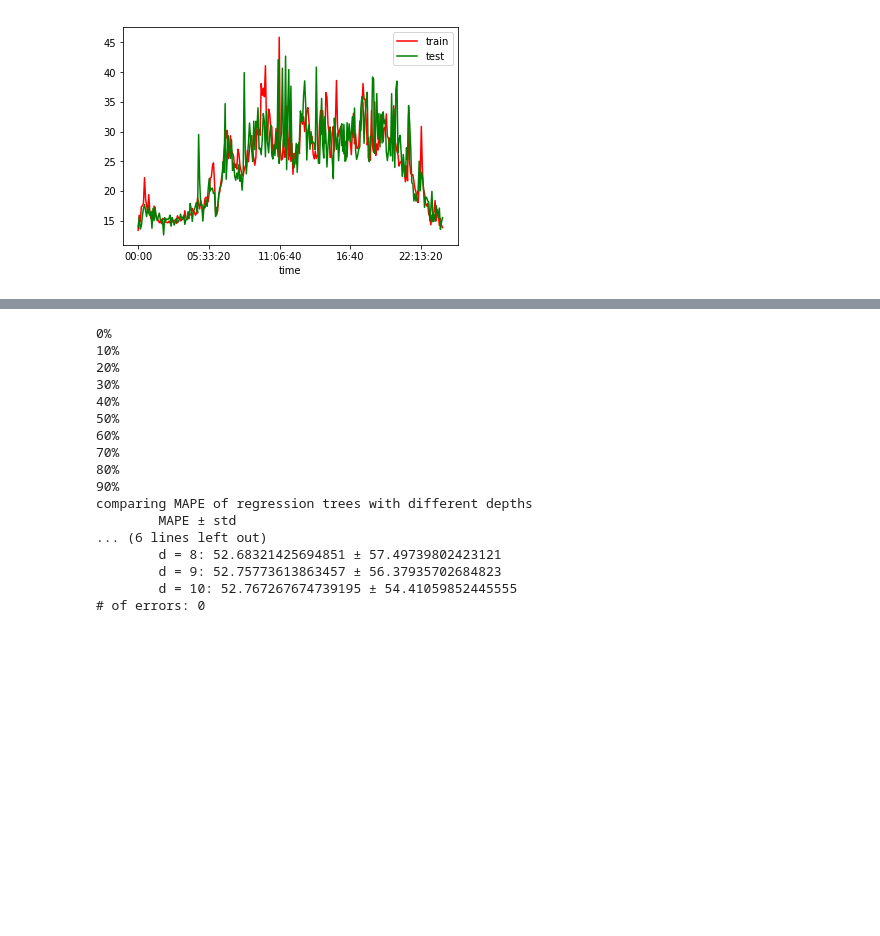
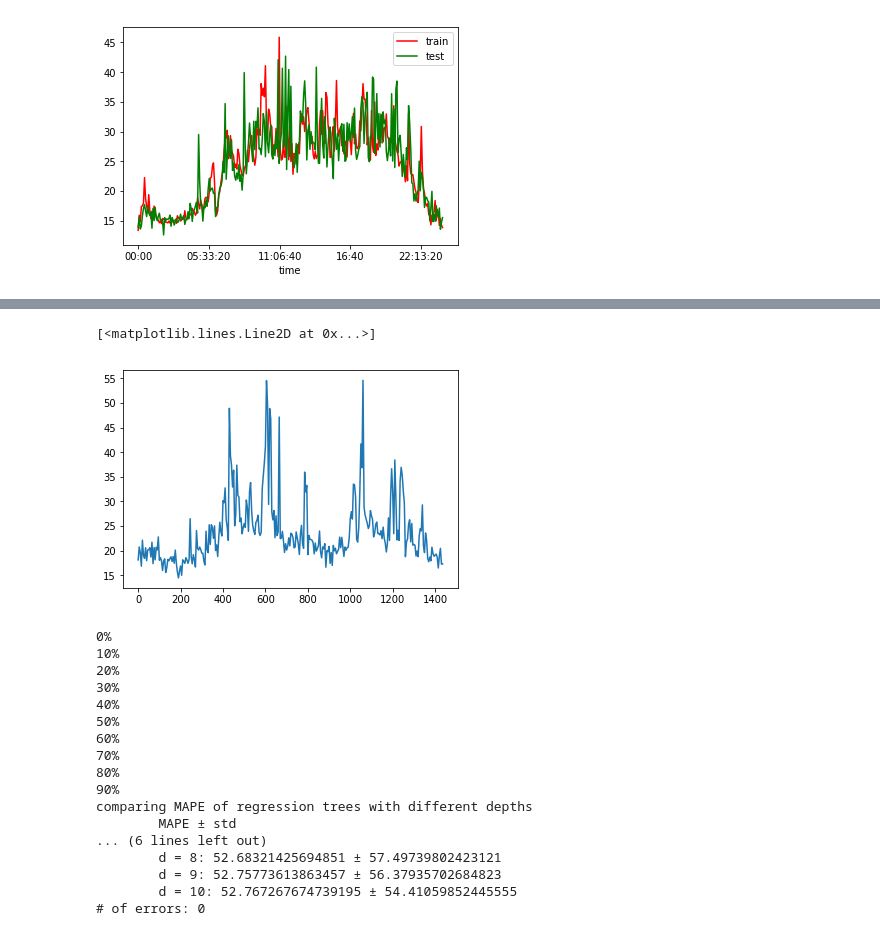
Before and after one commit to felipeascouto/energy, a Jupyter notebook: research_p2.ipynb, the cells around one changed output, grey strips where cells are left out. Cells and saved outputs as stored; diff of their text form; code cells hidden in the pictures; blank space fills up the shorter version.

```diff
--- a/research_p2.ipynb
+++ b/research_p2.ipynb
@@ -1157,3 +1161,8 @@ def sklearn_clusters_2(train_df, depth, plot):
+# %%
+plt.plot(train_data['minutes'], train_data['LMP_RT'])
+# %% [output]
+[<matplotlib.lines.Line2D at 0x...>]
+[figure, added]
 # %%
 # comparing depths
 
```
Also changed, not shown: parts of 6 cells of this notebook.
